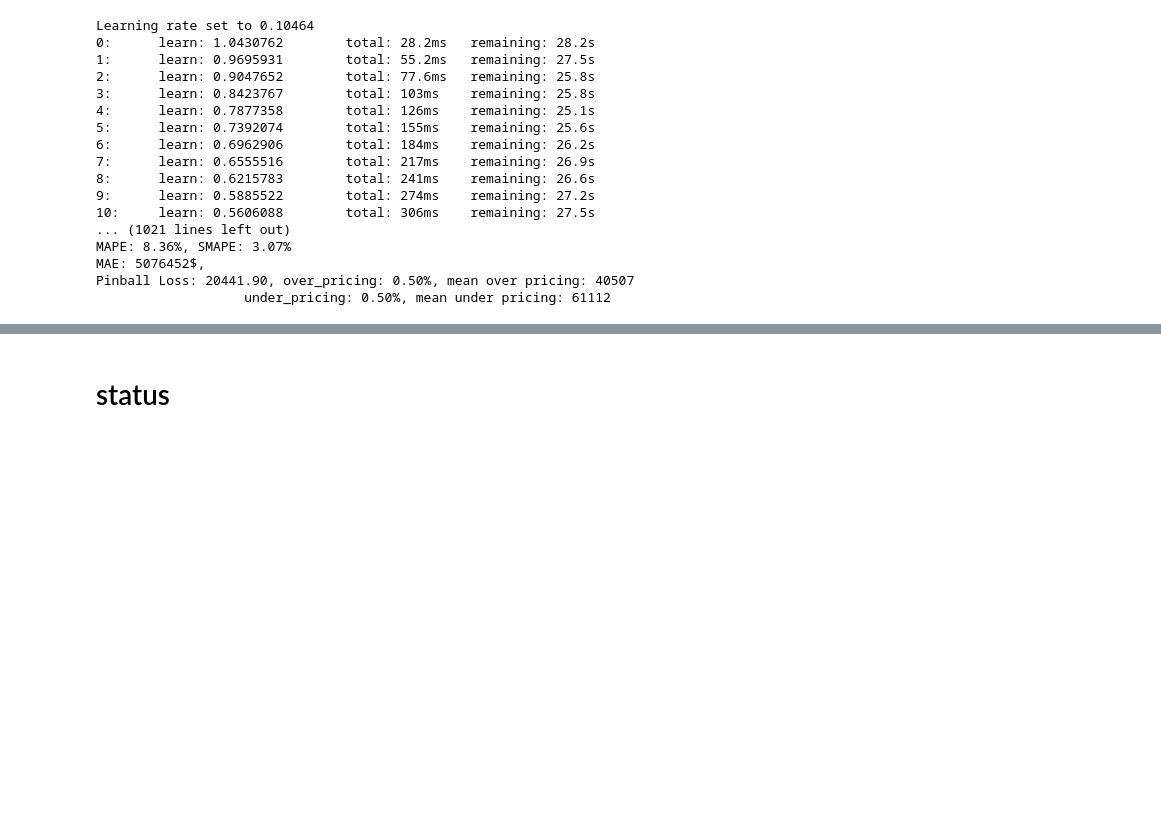
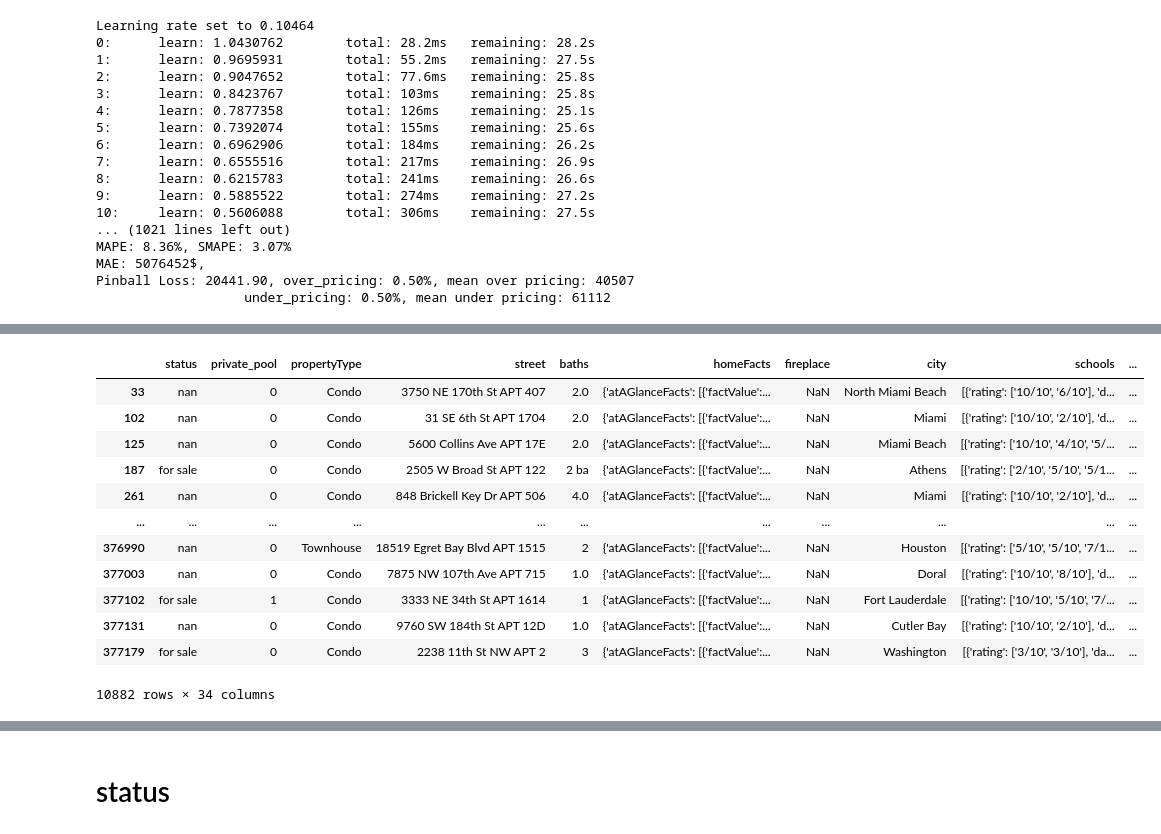
Before and after one commit to SeregeiKroupen/SF, a Jupyter notebook: final_project/Final_project.ipynb, the cells around one changed output, grey strips where cells are left out. Saved outputs shown, nothing was run; the diff lists cells and outputs as text; code cells hidden in the pictures; blank space fills up the shorter version.

```diff
--- a/final_project/Final_project.ipynb
+++ b/final_project/Final_project.ipynb
@@ -1382,3 +1361,17 @@ double_streets
  ...}
 # %%
-data[data.street == '5221 S. Zapata Hwy']
+data[data.street.str.contains('APT')]
+# %% [output]
+|  | status | private_pool | propertyType | street | baths | homeFacts | fireplace | city | schools | ... |
+| 33 | nan | 0 | Condo | 3750 NE 170th St APT 407 | 2.0 | {'atAGlanceFacts': [{'factValue':... | NaN | North Miami Beach | [{'rating': ['10/10', '6/10'], 'd... | ... |
+| 102 | nan | 0 | Condo | 31 SE 6th St APT 1704 | 2.0 | {'atAGlanceFacts': [{'factValue':... | NaN | Miami | [{'rating': ['10/10', '2/10'], 'd... | ... |
+| 125 | nan | 0 | Condo | 5600 Collins Ave APT 17E | 2.0 | {'atAGlanceFacts': [{'factValue':... | NaN | Miami Beach | [{'rating': ['10/10', '4/10', '5/... | ... |
+| 187 | for sale | 0 | Condo | 2505 W Broad St APT 122 | 2 ba | {'atAGlanceFacts': [{'factValue':... | NaN | Athens | [{'rating': ['2/10', '5/10', '5/1... | ... |
+| 261 | nan | 0 | Condo | 848 Brickell Key Dr APT 506 | 4.0 | {'atAGlanceFacts': [{'factValue':... | NaN | Miami | [{'rating': ['10/10', '2/10'], 'd... | ... |
+| ... | ... | ... | ... | ... | ... | ... | ... | ... | ... | ... |
+| 376990 | nan | 0 | Townhouse | 18519 Egret Bay Blvd APT 1515 | 2 | {'atAGlanceFacts': [{'factValue':... | NaN | Houston | [{'rating': ['5/10', '5/10', '7/1... | ... |
+| 377003 | nan | 0 | Condo | 7875 NW 107th Ave APT 715 | 1.0 | {'atAGlanceFacts': [{'factValue':... | NaN | Doral | [{'rating': ['10/10', '8/10'], 'd... | ... |
+| 377102 | for sale | 1 | Condo | 3333 NE 34th St APT 1614 | 1 | {'atAGlanceFacts': [{'factValue':... | NaN | Fort Lauderdale | [{'rating': ['10/10', '5/10', '7/... | ... |
+| 377131 | nan | 0 | Condo | 9760 SW 184th St APT 12D | 1.0 | {'atAGlanceFacts': [{'factValue':... | NaN | Cutler Bay | [{'rating': ['10/10', '2/10'], 'd... | ... |
+| 377179 | for sale | 0 | Condo | 2238 11th St NW APT 2 | 3 | {'atAGlanceFacts': [{'factValue':... | NaN | Washington | [{'rating': ['3/10', '3/10'], 'da... | ... |
+10882 rows × 34 columns
```
Also changed, not shown: parts of 33 cells of this notebook, 3 other files.
